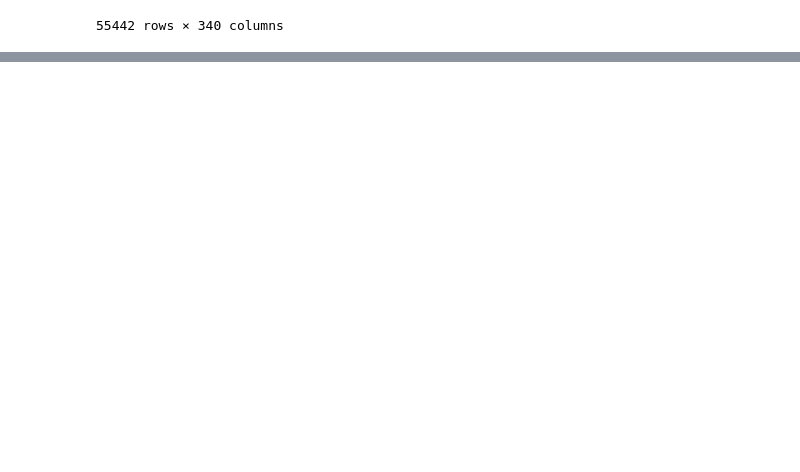
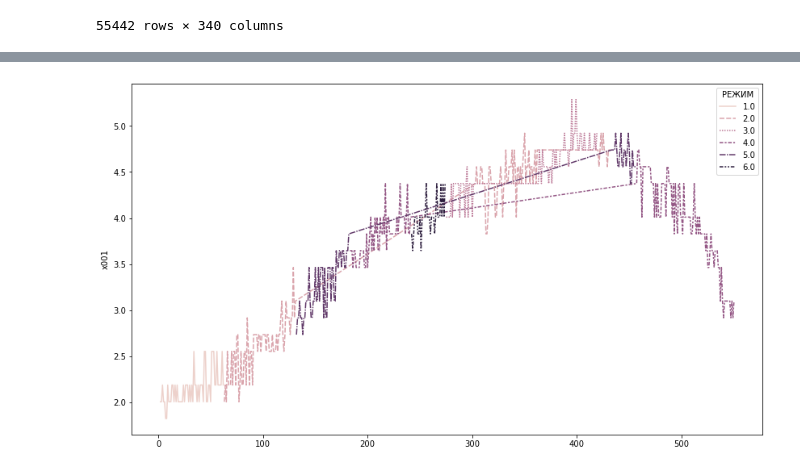
Before and after one commit to korowood/turbohack, a Jupyter notebook: task_2/eda_task2.ipynb, the cells around one changed output, grey strips where cells are left out. Cells and saved outputs as stored; diff of their text form; code cells hidden in the pictures; blank space fills up the shorter version.

```diff
--- a/task_2/eda_task2.ipynb
+++ b/task_2/eda_task2.ipynb
@@ -76,3 +97,13 @@ Name: РЕЖИМ, dtype: int64
+# %%
+fig, ax = plt.subplots(figsize = (14,8))
+
+sns.lineplot(data=data_2[1:550], y='х001', x=data_2[1:550].index, hue='РЕЖИМ', style="РЕЖИМ")
+# sns.lineplot(data=data_2_diff[1:550], y='х001', x=data_2_diff[1:550].index, hue='РЕЖИМ', style="РЕЖИМ")
+# sns.lineplot(data=data_2_shift[1:550], y='х001', x=data_2_shift[1:550].index, hue='РЕЖИМ', style="РЕЖИМ")
+
+plt.show()
+# %% [output]
+[figure, added]
 # %%
 data_2
 # %% [output]
```
Also changed, not shown: parts of 15 cells of this notebook, 3 other files.
